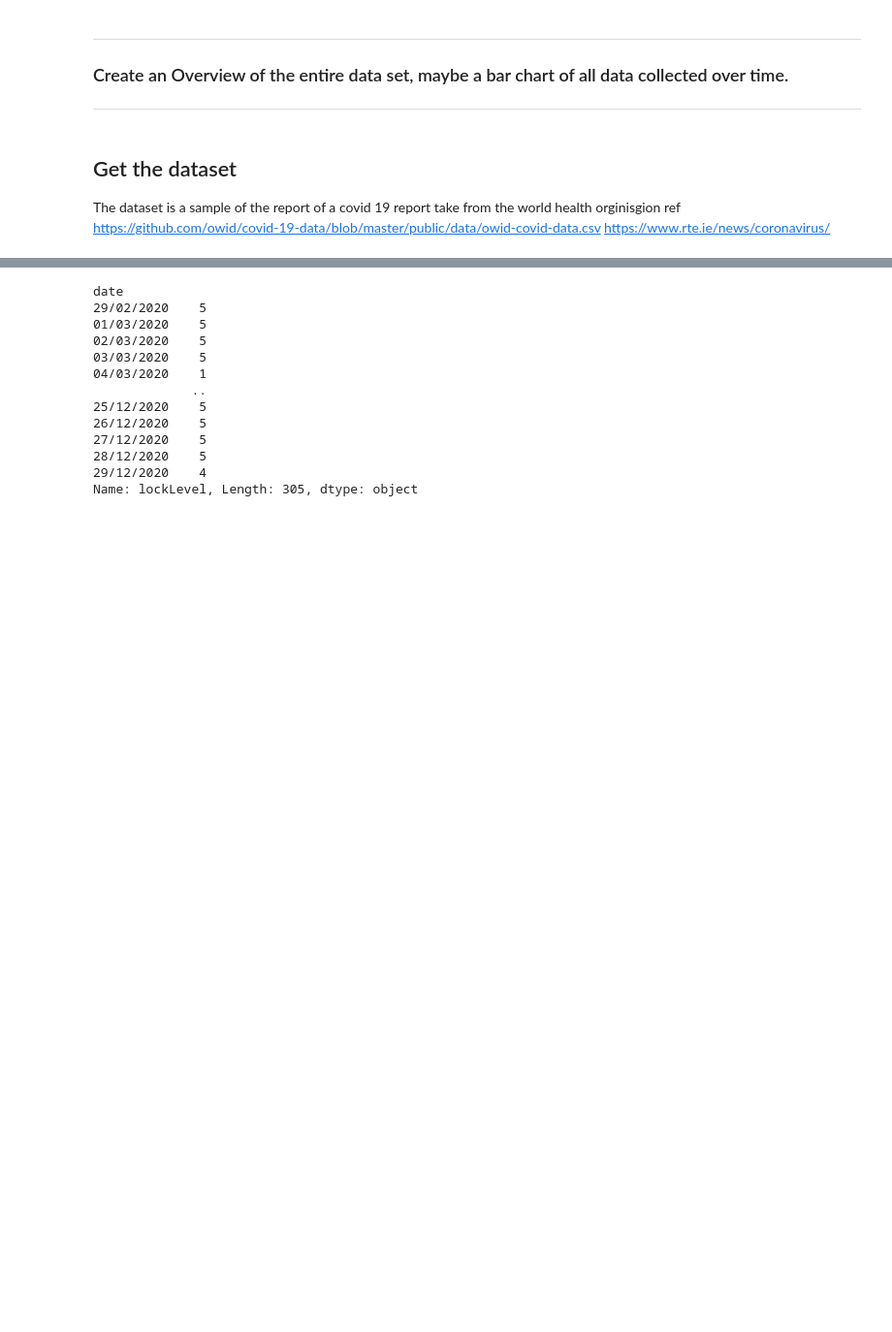
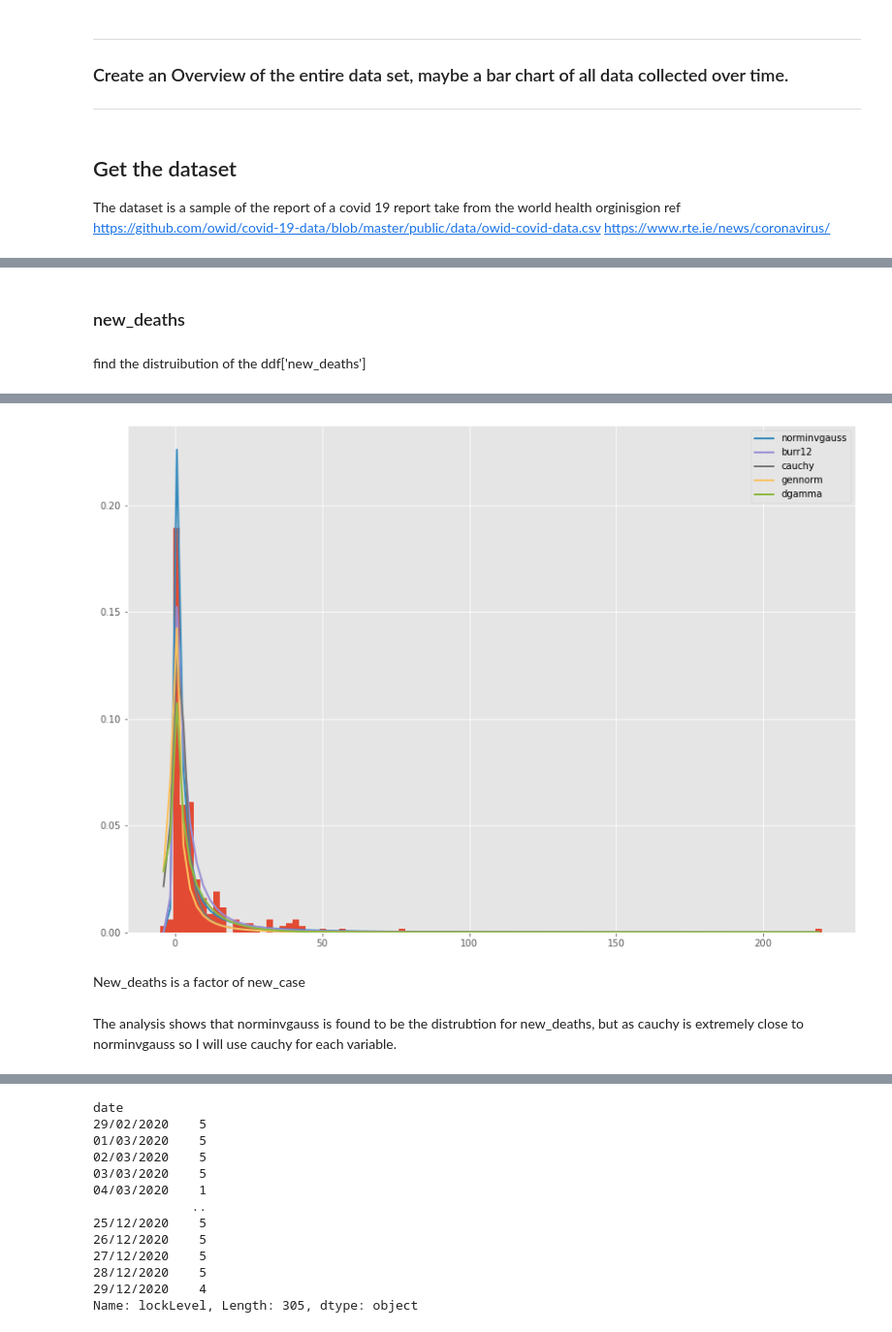
Before and after one commit to G00387859/programming-for-data-analysis-assignment, a Jupyter notebook: Project2020.ipynb, the cells around one changed output, grey strips where cells are left out. Shown: that part at 97% size. Drawn from its saved outputs; the diff is of its cells as text; code cells hidden in the pictures; blank space fills up the shorter version.

```diff
--- a/Project2020.ipynb
+++ b/Project2020.ipynb
@@ -50,0 +146,18 @@ ddf=whoE[['iso_code','continent','location','locklevel','total_cases','new_cases
+# %%
+from scipy.stats import halfcauchy
+#s= np.random.standard_cauchy(size=305);
+s =  halfcauchy.rvs(scale = 2, size=305)
+quantile = np.arange(0,1,350)
+#max_cases = ddf['new_cases'].iloc[-1]
+#max_cases
+#s = s[(s>0) & (s<max_cases)]  # truncate distribution so it plots well
+#print(len(s))
+#ddf['genNew_cases'] = np.round(s, 2)
+#ddf['genNew_cases'] = s
+#plt.hist(s, bins=100)
+#plt.show()
+print(type(s))
+s = s[s>0]
+s = np.around(s,decimals = 2)
+ddf["DmGenNew_cases"] =s
+#s
@@ -50,0 +171,8 @@ ddf=whoE[['iso_code','continent','location','locklevel','total_cases','new_cases
+# %% [markdown]
+### new_deaths
+# %% [markdown]
+find the distruibution of the ddf['new_deaths']
+# %%
+#find the distrubtion of each variable
+findDistrubtion(ddf['new_deaths']);
+# %% [output]
@@ -50,0 +197,5 @@ ddf=whoE[['iso_code','continent','location','locklevel','total_cases','new_cases
+[figure, added]
+# %% [markdown]
+New_deaths is a factor of new_case
+# %% [markdown]
+The analysis shows that norminvgauss is found to be the distrubtion for new_deaths, but as cauchy is extremely close to norminvgauss so I will use cauchy for each variable.
```
Also changed, not shown: parts of 17 cells of this notebook.
